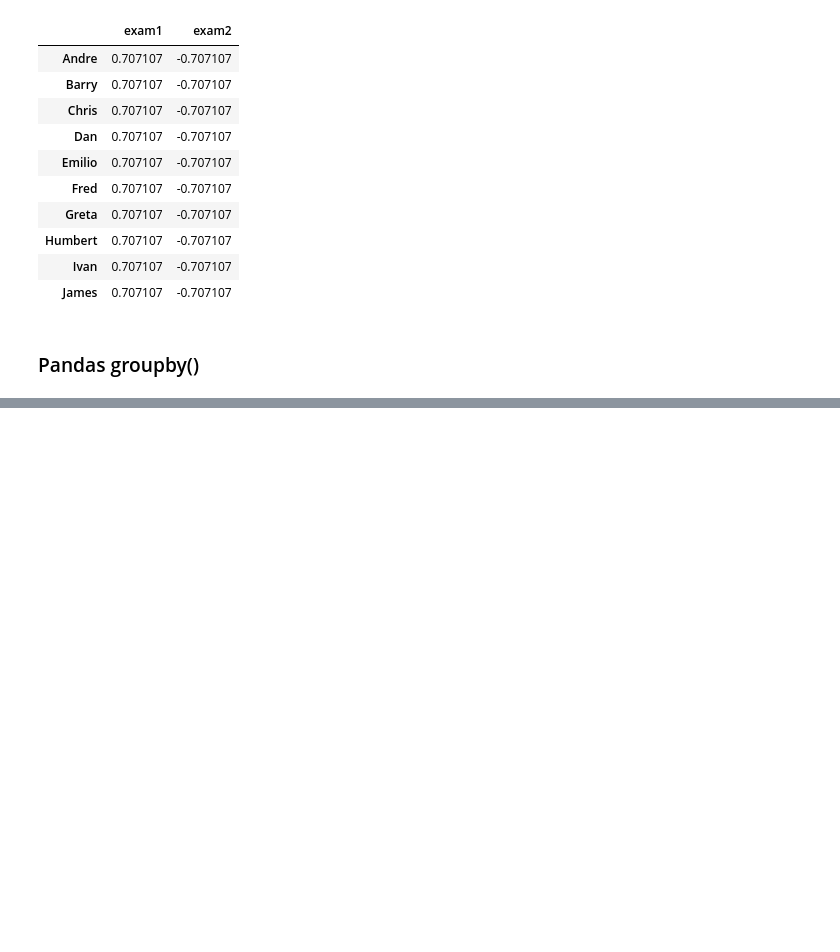
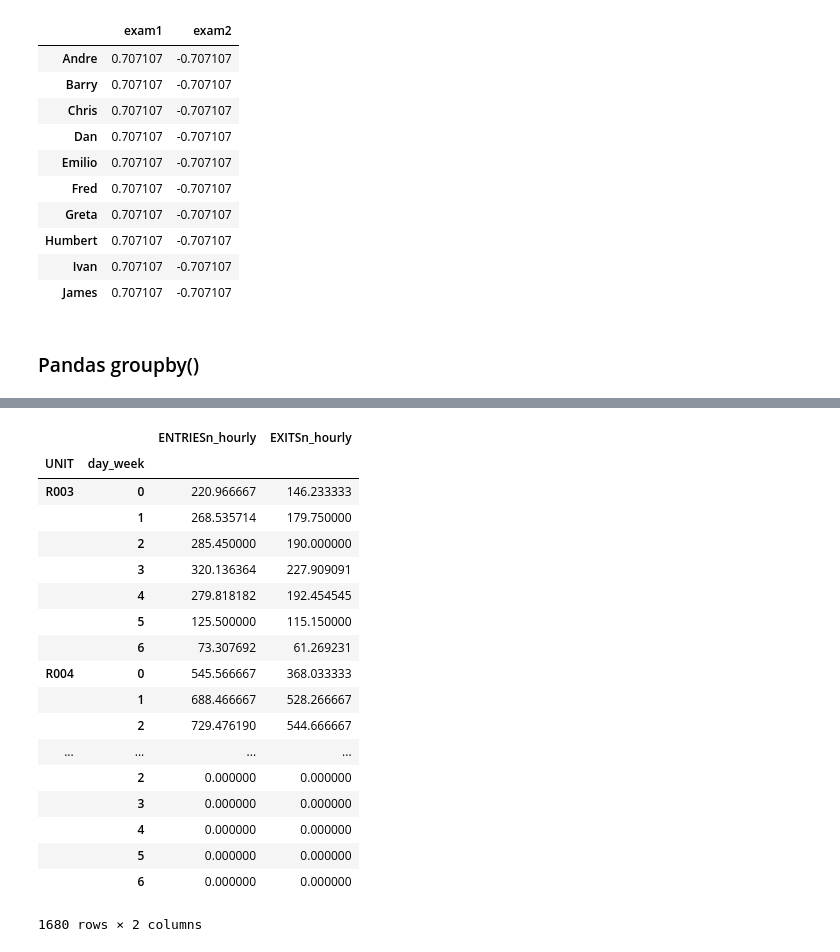
Before and after one commit to charlesmilam/udacity, a Jupyter notebook: introDA/lesson3/L3_quizzes.ipynb, the cells around one changed output, grey strips where cells are left out. Drawn from its saved outputs; the diff is of its cells as text; code cells hidden in the pictures; blank space fills up the shorter version.

```diff
--- a/introDA/lesson3/L3_quizzes.ipynb
+++ b/introDA/lesson3/L3_quizzes.ipynb
@@ -857,0 +922,23 @@ subway_df = pd.read_csv(filename)
+# %%
+grouped = riders_by_day.groupby(['UNIT', 'day_week'])
+grouped.mean()
+# %% [output]
+|  |  | ENTRIESn_hourly | EXITSn_hourly |
+| UNIT | day_week |  |  |
+| R003 | 0 | 220.966667 | 146.233333 |
+|  | 1 | 268.535714 | 179.750000 |
+|  | 2 | 285.450000 | 190.000000 |
+|  | 3 | 320.136364 | 227.909091 |
+|  | 4 | 279.818182 | 192.454545 |
+|  | 5 | 125.500000 | 115.150000 |
+|  | 6 | 73.307692 | 61.269231 |
+| R004 | 0 | 545.566667 | 368.033333 |
+|  | 1 | 688.466667 | 528.266667 |
+|  | 2 | 729.476190 | 544.666667 |
+| ... | ... | ... | ... |
+|  | 2 | 0.000000 | 0.000000 |
+|  | 3 | 0.000000 | 0.000000 |
+|  | 4 | 0.000000 | 0.000000 |
+|  | 5 | 0.000000 | 0.000000 |
+|  | 6 | 0.000000 | 0.000000 |
+1680 rows × 2 columns
```
Also changed, not shown: parts of 9 cells of this notebook.
